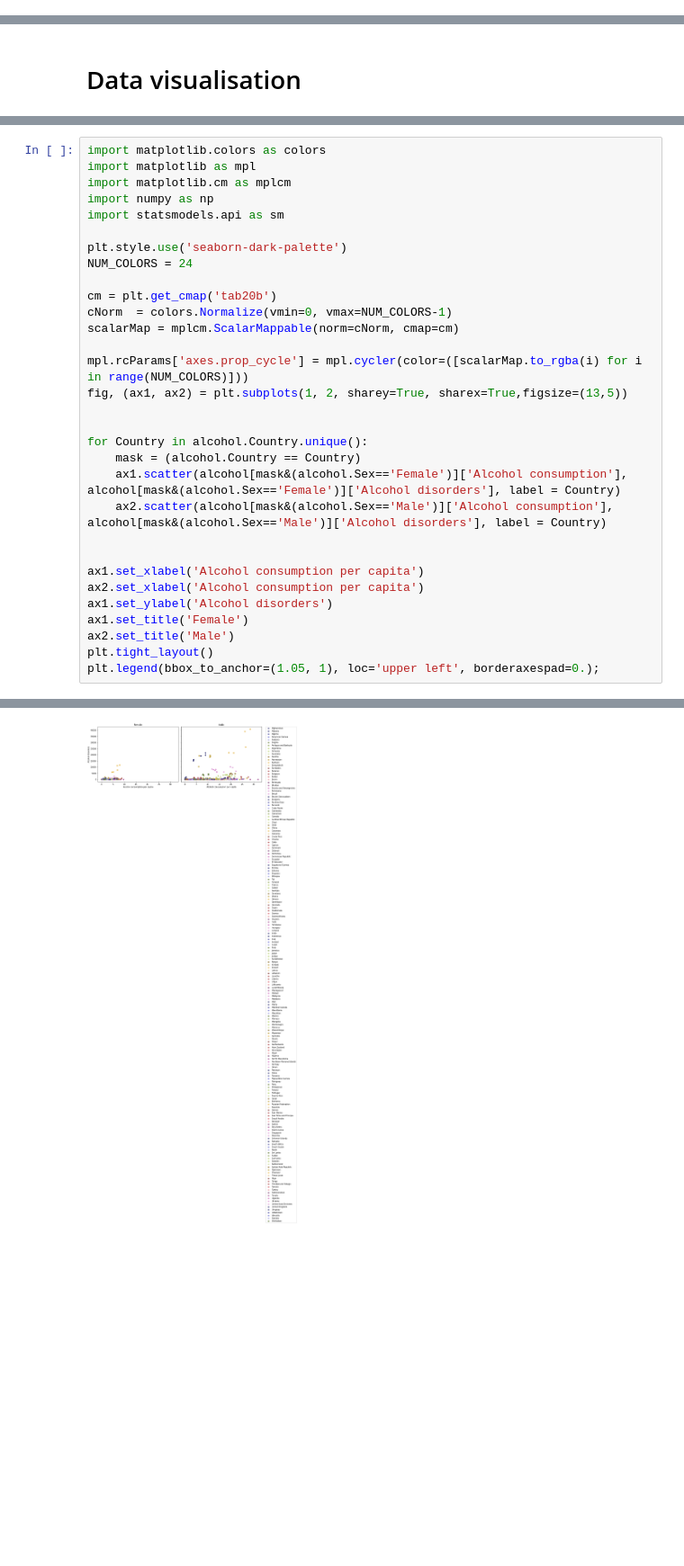
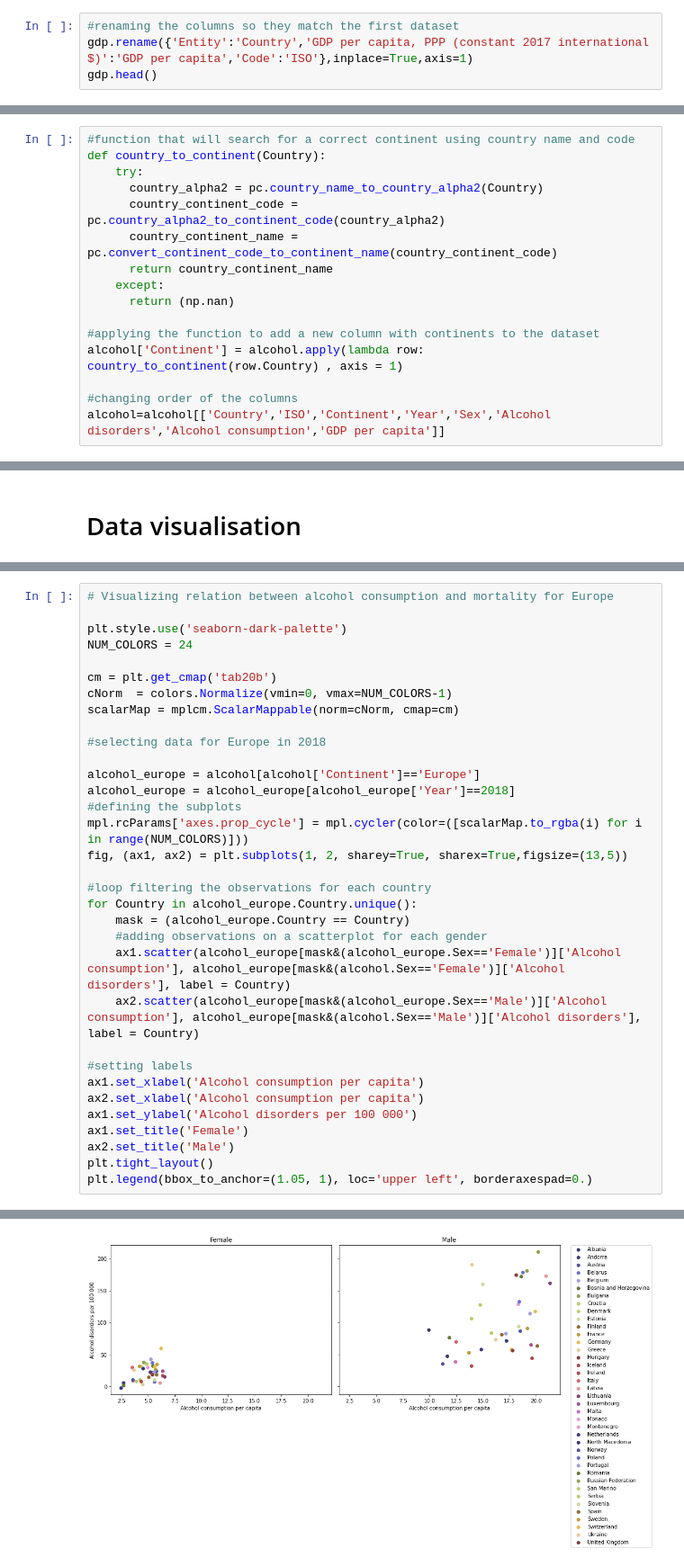
Before and after one commit to StanKozurno/rep_1, a Jupyter notebook: DataScience.ipynb, the cells around one changed output, grey strips where cells are left out. Shown at 90% size. Cells and saved outputs as stored; diff of their text form; blank space fills up the shorter version.

```diff
--- a/DataScience.ipynb
+++ b/DataScience.ipynb
@@ -288,0 +345,4 @@ Alcohol disorders        0  0.000000
+# %%
+#renaming the columns so they match the first dataset
+gdp.rename({'Entity':'Country','GDP per capita, PPP (constant 2017 international $)':'GDP per capita','Code':'ISO'},inplace=True,axis=1)
+gdp.head()
@@ -288,0 +397,16 @@ Alcohol disorders        0  0.000000
+# %%
+#function that will search for a correct continent using country name and code
+def country_to_continent(Country):
+    try:
+      country_alpha2 = pc.country_name_to_country_alpha2(Country)
+      country_continent_code = pc.country_alpha2_to_continent_code(country_alpha2)
+      country_continent_name = pc.convert_continent_code_to_continent_name(country_continent_code)
+      return country_continent_name
+    except:
+      return (np.nan)
+
+#applying the function to add a new column with continents to the dataset
+alcohol['Continent'] = alcohol.apply(lambda row: country_to_continent(row.Country) , axis = 1)
+
+#changing order of the columns
+alcohol=alcohol[['Country','ISO','Continent','Year','Sex','Alcohol disorders','Alcohol consumption','GDP per capita']]
@@ -298,9 +445,5 @@ plt.show()
 # %%
-import matplotlib.colors as colors
-import matplotlib as mpl
-import matplotlib.cm as mplcm
-import numpy as np
-import statsmodels.api as sm
+# Visualizing relation between alcohol consumption and mortality for Europe
 
 plt.style.use('seaborn-dark-palette')
 NUM_COLORS = 24
@@ -309,21 +452,27 @@ cm = plt.get_cmap('tab20b')
 cNorm  = colors.Normalize(vmin=0, vmax=NUM_COLORS-1)
 scalarMap = mplcm.ScalarMappable(norm=cNorm, cmap=cm)
 
+#selecting data for Europe in 2018
+
+alcohol_europe = alcohol[alcohol['Continent']=='Europe']
+alcohol_europe = alcohol_europe[alcohol_europe['Year']==2018]
+#defining the subplots
 mpl.rcParams['axes.prop_cycle'] = mpl.cycler(color=([scalarMap.to_rgba(i) for i in range(NUM_COLORS)]))
 fig, (ax1, ax2) = plt.subplots(1, 2, sharey=True, sharex=True,figsize=(13,5))
 
+#loop filtering the observations for each country
+for Country in alcohol_europe.Country.unique():
+    mask = (alcohol_europe.Country == Country)
+    #adding observations on a scatterplot for each gender
+    ax1.scatter(alcohol_europe[mask&(alcohol_europe.Sex=='Female')]['Alcohol consumption'], alcohol_europe[mask&(alcohol.Sex=='Female')]['Alcohol disorders'], label = Country)
+    ax2.scatter(alcohol_europe[mask&(alcohol_europe.Sex=='Male')]['Alcohol consumption'], alcohol_europe[mask&(alcohol.Sex=='Male')]['Alcohol disorders'], label = Country)
 
-for Country in alcohol.Country.unique():
-    mask = (alcohol.Country == Country)
-    ax1.scatter(alcohol[mask&(alcohol.Sex=='Female')]['Alcohol consumption'], alcohol[mask&(alcohol.Sex=='Female')]['Alcohol disorders'], label = Country)
-    ax2.scatter(alcohol[mask&(alcohol.Sex=='Male')]['Alcohol consumption'], alcohol[mask&(alcohol.Sex=='Male')]['Alcohol disorders'], label = Country)
-
-
+#setting labels
 ax1.set_xlabel('Alcohol consumption per capita')
 ax2.set_xlabel('Alcohol consumption per capita')
-ax1.set_ylabel('Alcohol disorders')
+ax1.set_ylabel('Alcohol disorders per 100 000')
 ax1.set_title('Female')
 ax2.set_title('Male')
 plt.tight_layout()
-plt.legend(bbox_to_anchor=(1.05, 1), loc='upper left', borderaxespad=0.);
+plt.legend(bbox_to_anchor=(1.05, 1), loc='upper left', borderaxespad=0.)
 # %% [output]
@@ -330 +480 @@ plt.legend(bbox_to_anchor=(1.05, 1), loc='upper left', borderaxespad=0.);
-[figure, old version]
+[figure, new version]
```
Also changed, not shown: parts of 91 cells of this notebook.
